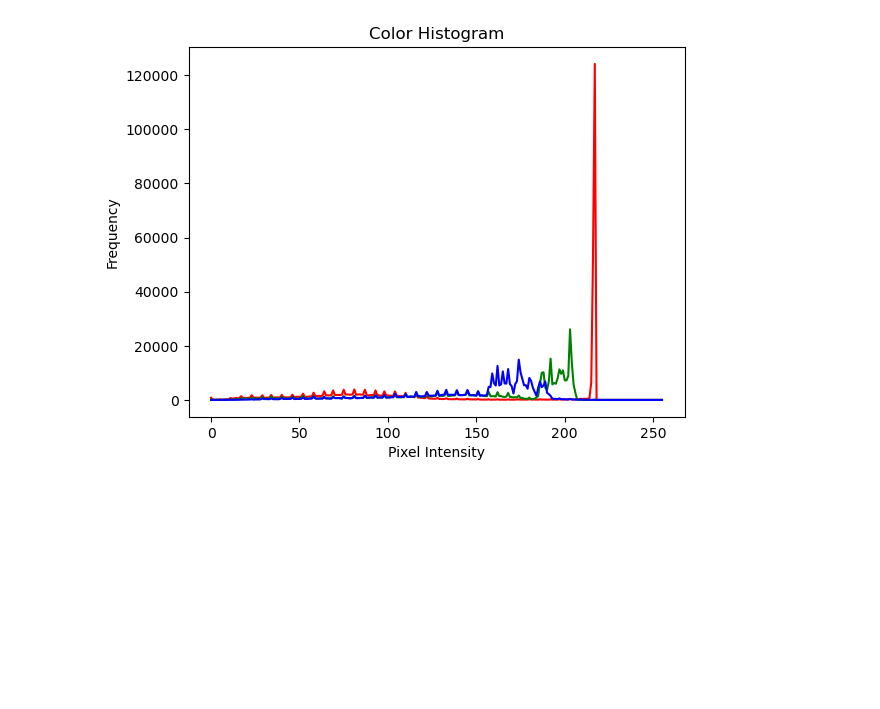
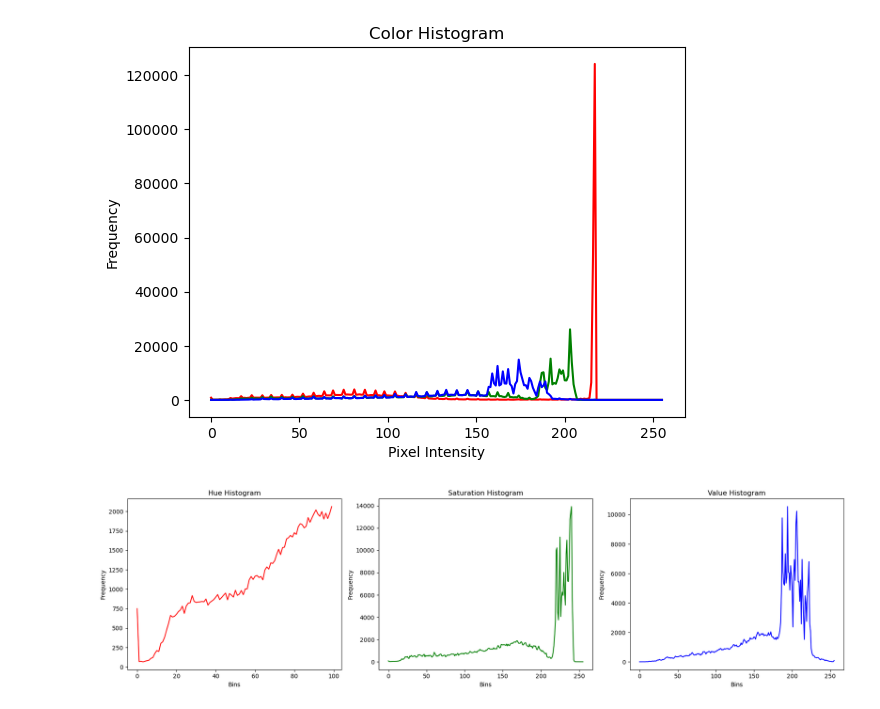
Before and after one commit to aaabdelaziz/Image-Processing, a Jupyter notebook: Python_Implemnetation/12-Histogram.ipynb, the cells around one changed output. Drawn from its saved outputs; the diff is of its cells as text; code cells hidden in the pictures; blank space fills up the shorter version.

Commit message:
Show the histogram for the colors intensities in the image.

```diff
--- a/Python_Implemnetation/12-Histogram.ipynb
+++ b/Python_Implemnetation/12-Histogram.ipynb
@@ -30,3 +30,39 @@ plt.ylabel("Frequency")
 plt.show()
 # %% [output]
 [figure]
+# %%
+# To ge the image pixels intensity
+# get the hsv image
+
+img_hsv = cv2.cvtColor(image, cv2.COLOR_BGR2HSV)
+hue, sat, val = cv2.split(image)
+
+hist_h = cv2.calcHist([hue],[0], None, [100],[0,100])
+hist_s = cv2.calcHist([sat],[0], None, [256],[0,256])
+hist_v = cv2.calcHist([val],[0], None, [256],[0,256])
+
+fig, axes = plt.subplots(1, 3, figsize=(18,5))
+
+# Show the Hue
+axes[0].plot(hist_h, color='Orange')
+axes[0].set_title("Hue Histogram")
+axes[0].set_xlabel("Bins")
+axes[0].set_ylabel("Frequency")
+
+# Show the Saturation
+axes[1].plot(hist_s, color='green')
+axes[1].set_title("Saturation Histogram")
+axes[1].set_xlabel("Bins")
+axes[1].set_ylabel("Frequency")
+
+
+# Show the Value
+axes[2].plot(hist_v, color='Blue')
+axes[2].set_title("Value Histogram")
+axes[2].set_xlabel("Bins")
+axes[2].set_ylabel("Frequency")
+
+plt.tight_layout()
+plt.show()
+# %% [output]
+[figure, added]
```
